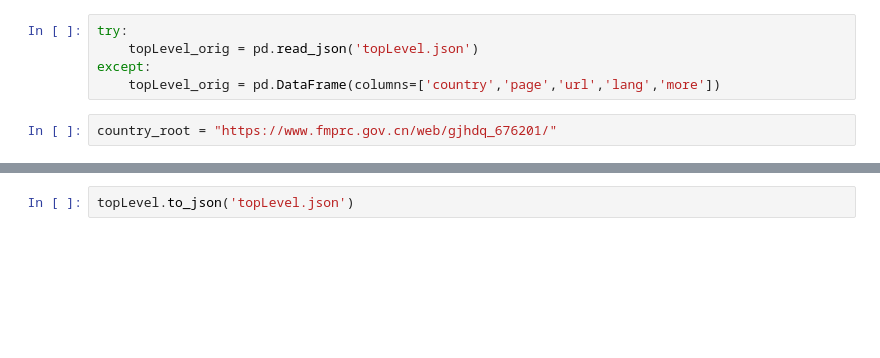
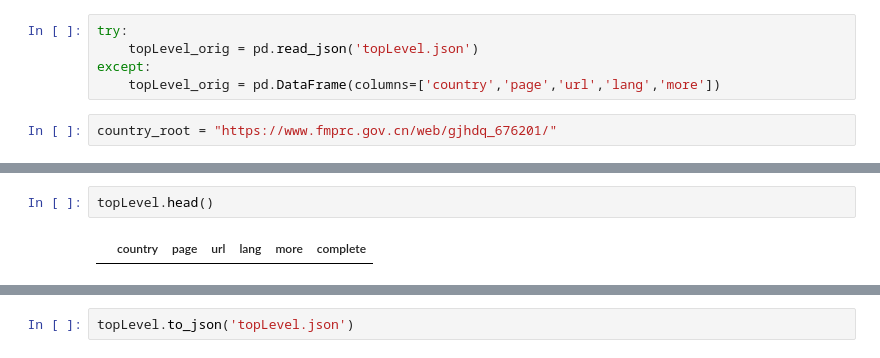
Before and after one commit to jjwalker3/chinaMFA, a Jupyter notebook: 5 - putting updater together.ipynb, the cells around one changed output, grey strips where cells are left out. Cells and saved outputs as stored; diff of their text form; blank space fills up the shorter version.

```diff
--- a/5 - putting updater together.ipynb
+++ b/5 - putting updater together.ipynb
@@ -171,3 +127,7 @@ topLevel.shape
+# %%
+topLevel.head()
+# %% [output]
+|  | country | page | url | lang | more | complete |
 # %%
 topLevel_orig.shape
 # %% [output]
```
Also changed, not shown: parts of 51 cells of this notebook, 9 other files.
